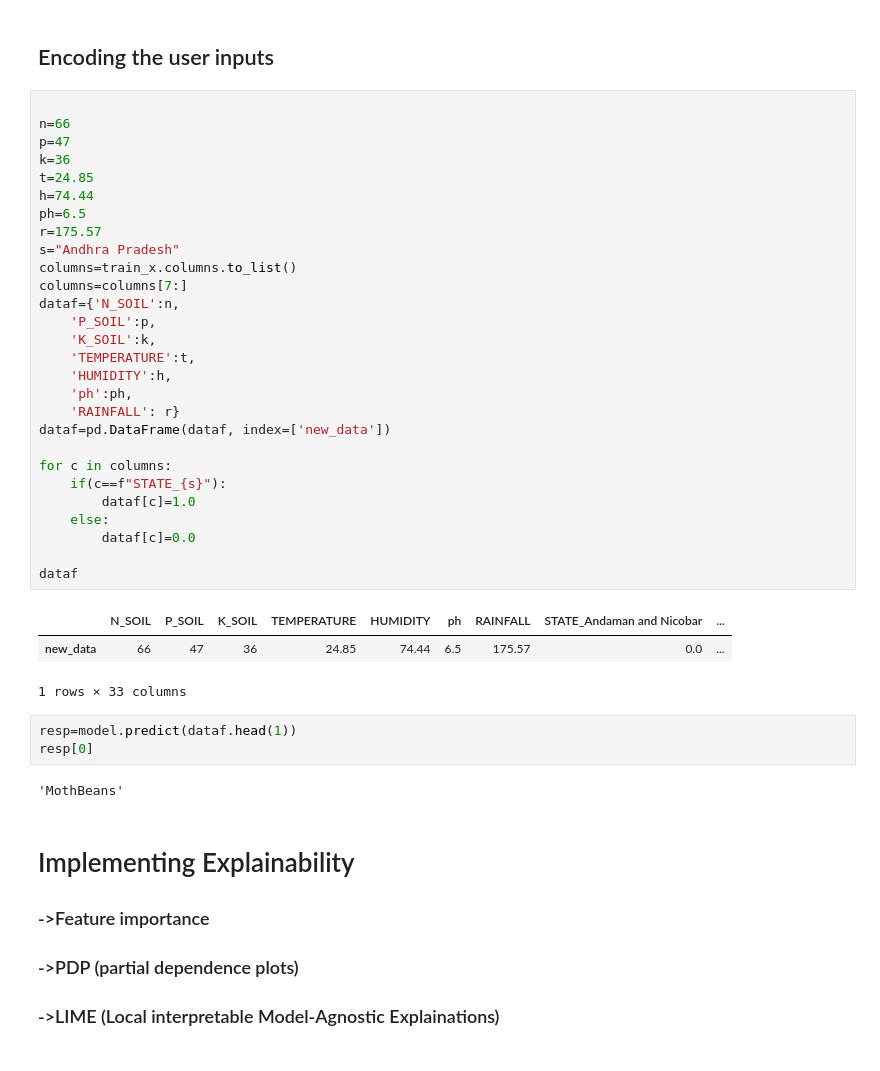
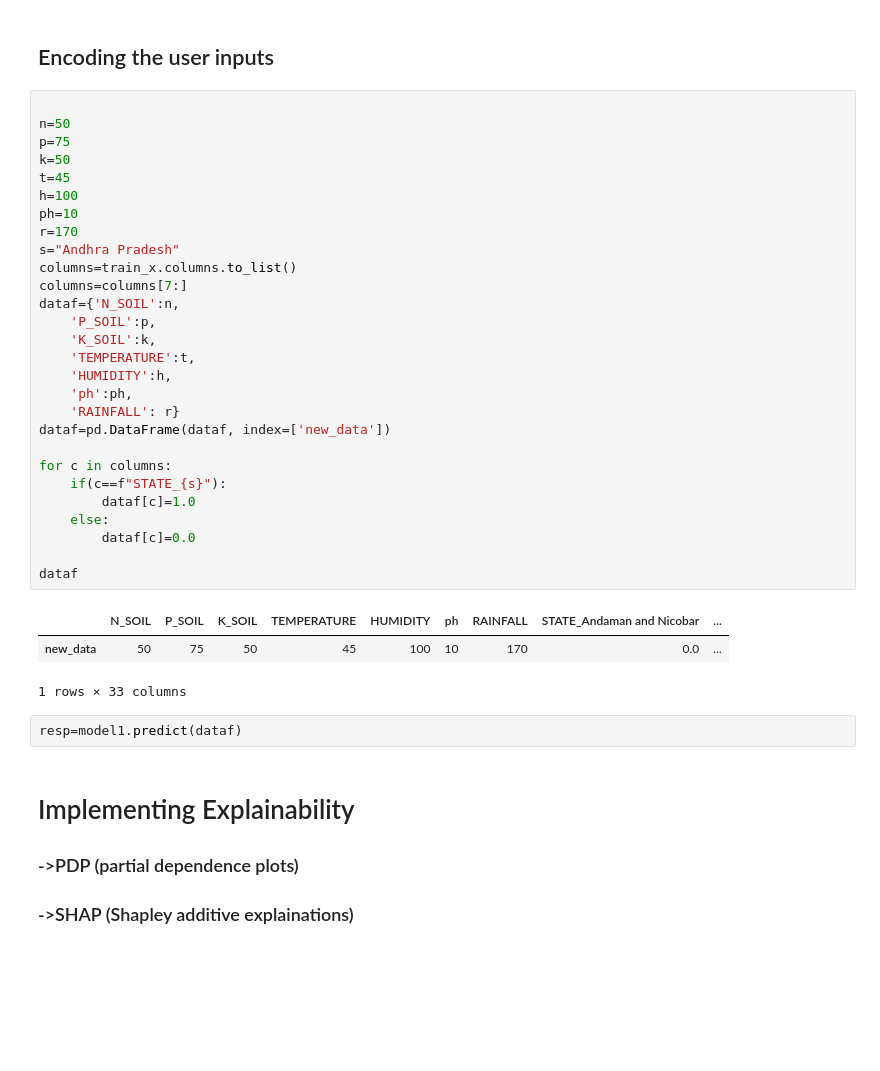
Before and after one commit to SrivathsG/Agri-Aid, a Jupyter notebook: Model_building.ipynb, the cells around one changed output. Saved outputs shown, nothing was run; the diff lists cells and outputs as text; blank space fills up the shorter version.

```diff
--- a/Model_building.ipynb
+++ b/Model_building.ipynb
@@ -346,43 +346,39 @@ train_x
 <h2>Encoding the user inputs</h2>
 # %%
 
-n=66
-p=47
-k=36
-t=24.85
-h=74.44
-ph=6.5
-r=175.57
+n=50
+p=75
+k=50
+t=45
+h=100
+ph=10
+r=170
 s="Andhra Pradesh"
 columns=train_x.columns.to_list()
 columns=columns[7:]
 dataf={'N_SOIL':n,
     'P_SOIL':p,
     'K_SOIL':k,
     'TEMPERATURE':t,
     'HUMIDITY':h,
     'ph':ph,
     'RAINFALL': r}
 dataf=pd.DataFrame(dataf, index=['new_data'])
 
 for c in columns:
     if(c==f"STATE_{s}"):
         dataf[c]=1.0
     else:
         dataf[c]=0.0
 
 dataf
 # %% [output]
 |  | N_SOIL | P_SOIL | K_SOIL | TEMPERATURE | HUMIDITY | ph | RAINFALL | STATE_Andaman and Nicobar | ... |
-| new_data | 66 | 47 | 36 | 24.85 | 74.44 | 6.5 | 175.57 | 0.0 | ... |
+| new_data | 50 | 75 | 50 | 45 | 100 | 10 | 170 | 0.0 | ... |
 1 rows × 33 columns
 # %%
-resp=model.predict(dataf.head(1))
-resp[0]
+resp=model1.predict(dataf)
-# %% [output]
-'MothBeans'
 # %% [markdown]
 <h1>Implementing Explainability</h1>
-<h3>->Feature importance</h3>
 <h3>->PDP (partial dependence plots)</h3>
-<h3>->LIME (Local interpretable Model-Agnostic Explainations)<h3>
+<h3>->SHAP (Shapley additive explainations)<h3>
```
Also changed, not shown: parts of 11 cells of this notebook.
